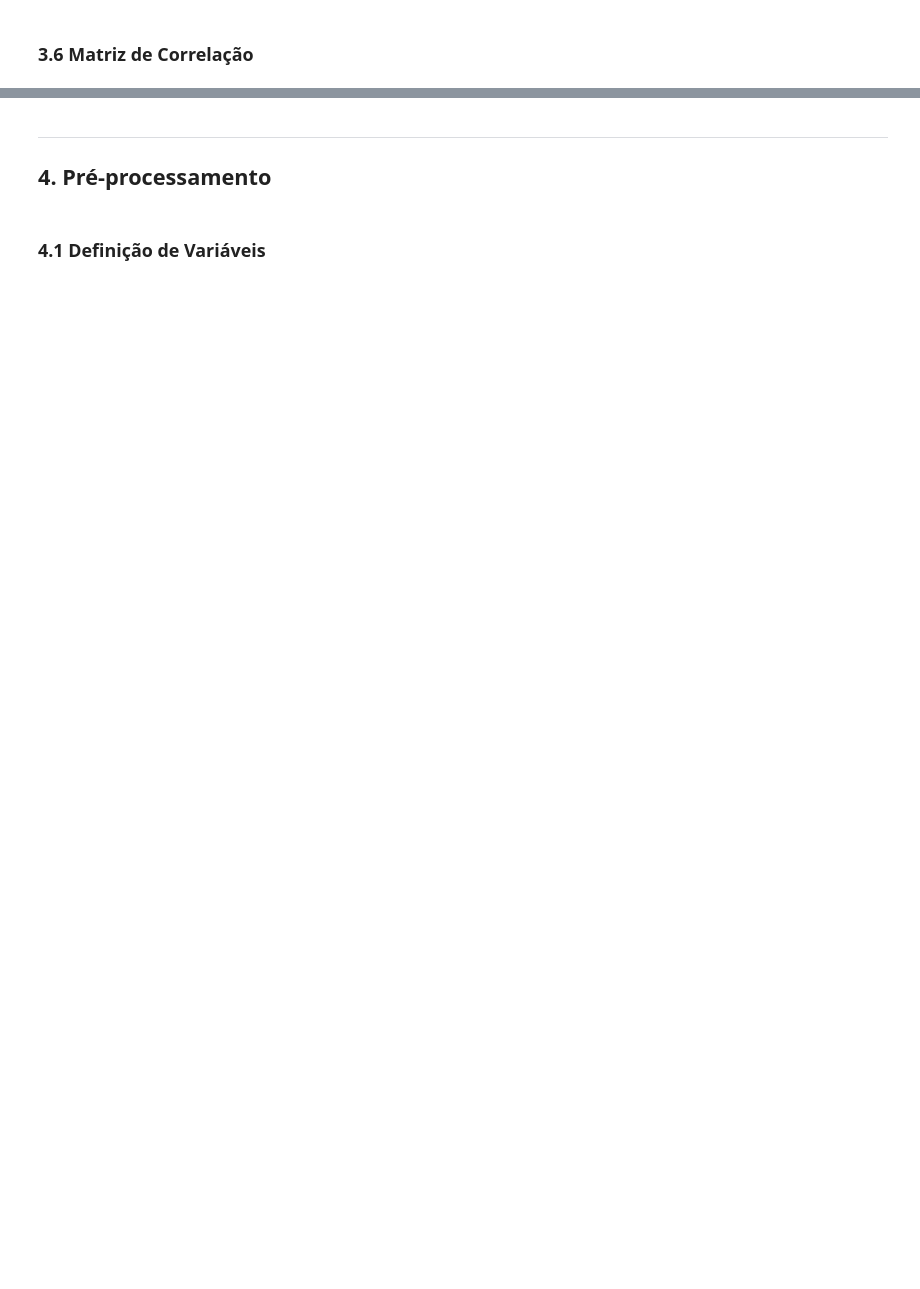
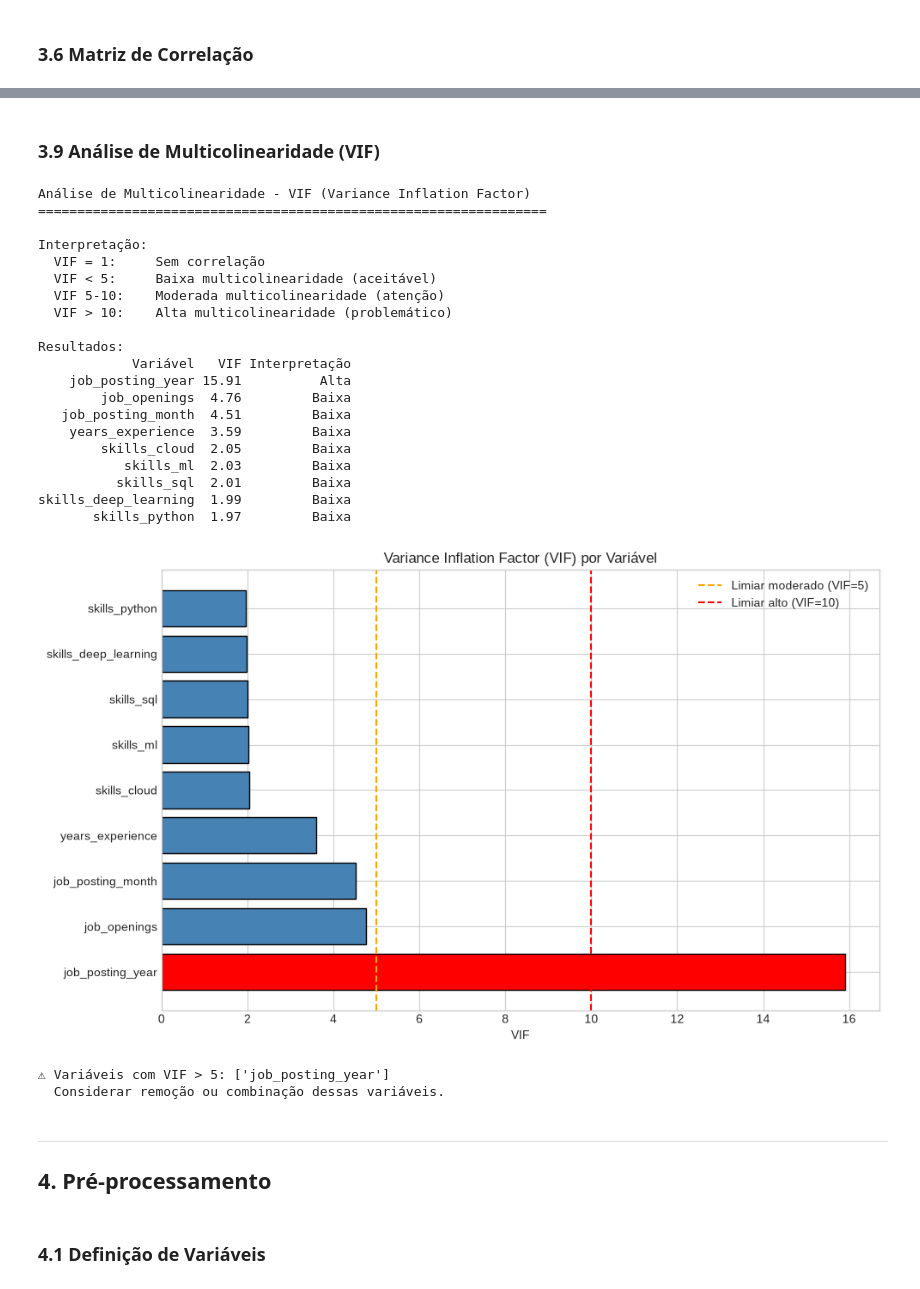
Before and after one commit to JaumGabriell/testesC318, a Jupyter notebook: notebooks/main_analysis.ipynb, the cells around one changed output, grey strips where cells are left out. Drawn from its saved outputs; the diff is of its cells as text; code cells hidden in the pictures; blank space fills up the shorter version.

```diff
--- a/notebooks/main_analysis.ipynb
+++ b/notebooks/main_analysis.ipynb
@@ -255,3 +429,83 @@ plt.show()
+# %% [markdown]
+### 3.9 Análise de Multicolinearidade (VIF)
+# %%
+# Análise de Multicolinearidade usando VIF (Variance Inflation Factor)
+# VIF > 5 indica multicolinearidade moderada
+# VIF > 10 indica multicolinearidade alta
+
+# Selecionar apenas colunas numéricas (excluindo a variável alvo)
+numeric_cols_vif = ['years_experience', 'job_openings', 'job_posting_month', 'job_posting_year',
+                    'skills_python', 'skills_sql', 'skills_ml', 'skills_deep_learning', 'skills_cloud']
+
+# Criar DataFrame com variáveis numéricas
+X_vif = df[numeric_cols_vif].copy()
+
+# Calcular VIF para cada variável
+vif_data = []
+for i, col in enumerate(X_vif.columns):
+    vif_value = variance_inflation_factor(X_vif.values, i)
+    vif_data.append({
+        'Variável': col,
+        'VIF': round(vif_value, 2),
+        'Interpretação': 'Alta' if vif_value > 10 else ('Moderada' if vif_value > 5 else 'Baixa')
+    })
+
+vif_df = pd.DataFrame(vif_data).sort_values('VIF', ascending=False)
+
+print("Análise de Multicolinearidade - VIF (Variance Inflation Factor)")
+print("="*65)
+print("\nInterpretação:")
+print("  VIF = 1:     Sem correlação")
+print("  VIF < 5:     Baixa multicolinearidade (aceitável)")
+print("  VIF 5-10:    Moderada multicolinearidade (atenção)")
+print("  VIF > 10:    Alta multicolinearidade (problemático)")
+print("\nResultados:")
+print(vif_df.to_string(index=False))
+
+# Visualização
+plt.figure(figsize=(10, 6))
+colors = ['red' if v > 10 else ('orange' if v > 5 else 'steelblue') for v in vif_df['VIF']]
+plt.barh(vif_df['Variável'], vif_df['VIF'], color=colors, edgecolor='black')
+plt.axvline(x=5, color='orange', linestyle='--', label='Limiar moderado (VIF=5)')
+plt.axvline(x=10, color='red', linestyle='--', label='Limiar alto (VIF=10)')
+plt.xlabel('VIF')
+plt.title('Variance Inflation Factor (VIF) por Variável')
+plt.legend()
+plt.tight_layout()
+plt.savefig('../reports/vif_analysis.png', dpi=150, bbox_inches='tight')
+plt.show()
+
+# Conclusão
+high_vif = vif_df[vif_df['VIF'] > 5]
+if len(high_vif) > 0:
+    print(f"\n⚠ Variáveis com VIF > 5: {list(high_vif['Variável'])}")
+    print("  Considerar remoção ou combinação dessas variáveis.")
+else:
+    print("\n✓ Nenhuma variável apresenta multicolinearidade problemática (VIF < 5).")
+# %% [output]
+Análise de Multicolinearidade - VIF (Variance Inflation Factor)
+=================================================================
+
+Interpretação:
+  VIF = 1:     Sem correlação
+  VIF < 5:     Baixa multicolinearidade (aceitável)
+  VIF 5-10:    Moderada multicolinearidade (atenção)
+  VIF > 10:    Alta multicolinearidade (problemático)
+
+Resultados:
+            Variável   VIF Interpretação
+    job_posting_year 15.91          Alta
+        job_openings  4.76         Baixa
+   job_posting_month  4.51         Baixa
+    years_experience  3.59         Baixa
+        skills_cloud  2.05         Baixa
+           skills_ml  2.03         Baixa
+          skills_sql  2.01         Baixa
+skills_deep_learning  1.99         Baixa
+       skills_python  1.97         Baixa
+[figure, added]
+⚠ Variáveis com VIF > 5: ['job_posting_year']
+  Considerar remoção ou combinação dessas variáveis.
 # %% [markdown]
 ---
 ## 4. Pré-processamento
```
Also changed, not shown: parts of 35 cells of this notebook, 4 other files.
